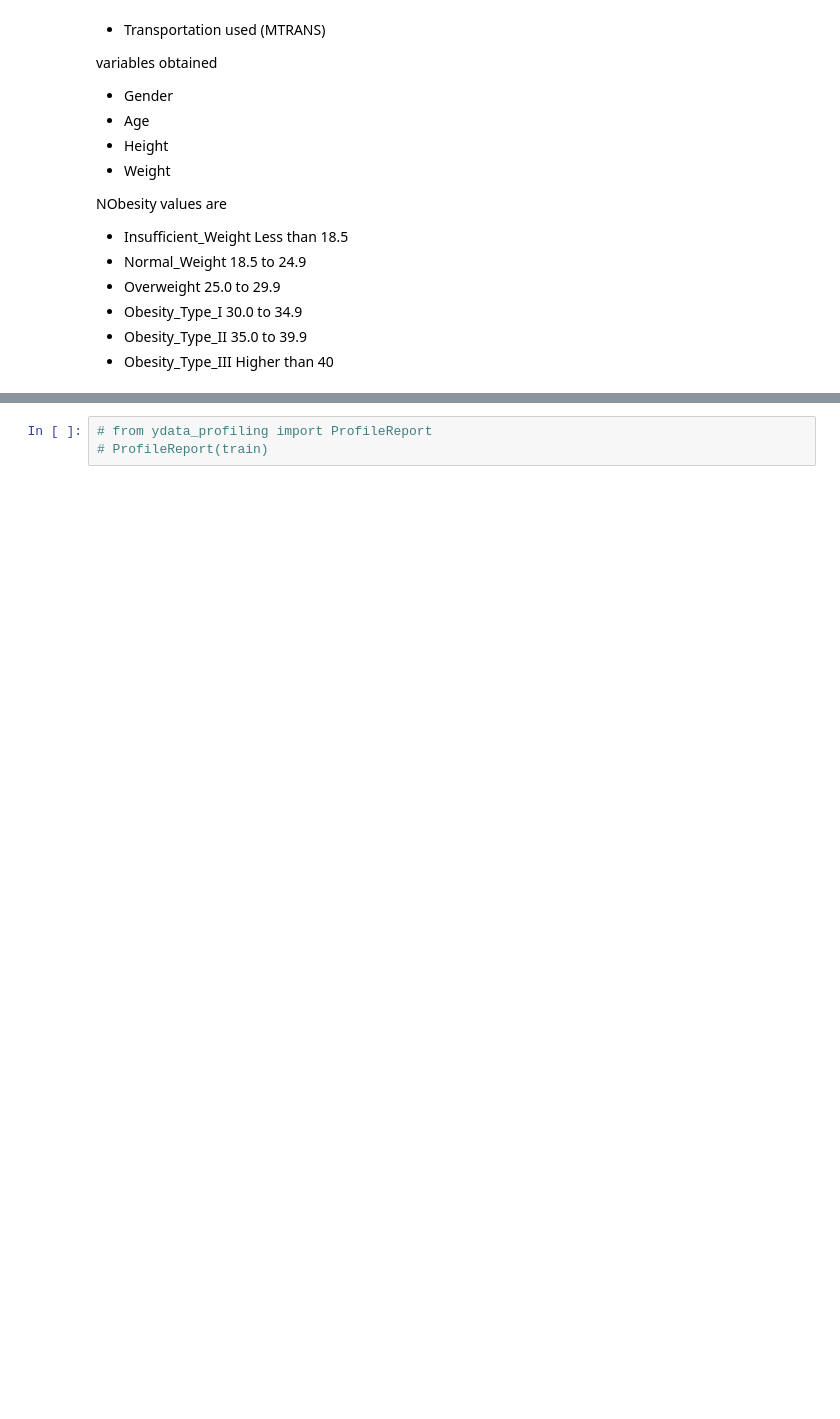
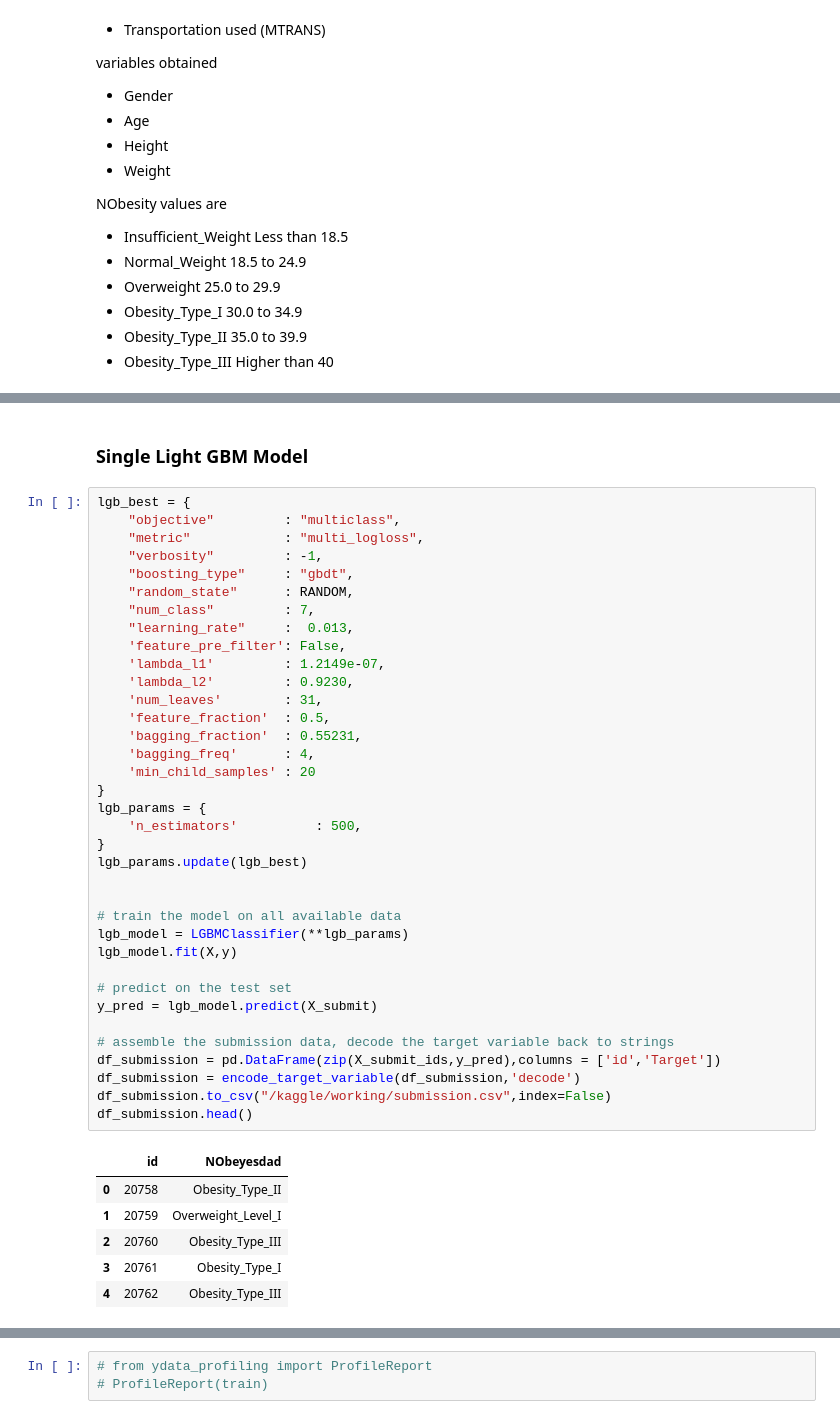
Before and after one commit to kconstable/kaggle-obesity-classification, a Jupyter notebook: multiclass-prediction-obesity-risk.ipynb, the cells around one changed output, grey strips where cells are left out. Cells and saved outputs as stored; diff of their text form; blank space fills up the shorter version.

```diff
--- a/multiclass-prediction-obesity-risk.ipynb
+++ b/multiclass-prediction-obesity-risk.ipynb
@@ -211,0 +728,45 @@ test.head()
+# %% [markdown]
+### Single Light GBM Model
+# %%
+lgb_best = {
+    "objective"         : "multiclass",
+    "metric"            : "multi_logloss",
+    "verbosity"         : -1,
+    "boosting_type"     : "gbdt",
+    "random_state"      : RANDOM,
+    "num_class"         : 7,
+    "learning_rate"     :  0.013,
+    'feature_pre_filter': False,
+    'lambda_l1'         : 1.2149e-07,
+    'lambda_l2'         : 0.9230,
+    'num_leaves'        : 31,
+    'feature_fraction'  : 0.5,
+    'bagging_fraction'  : 0.55231,
+    'bagging_freq'      : 4,
+    'min_child_samples' : 20
+}
+lgb_params = {
+    'n_estimators'          : 500,
+}
+lgb_params.update(lgb_best)
+
+
+# train the model on all available data
+lgb_model = LGBMClassifier(**lgb_params)
+lgb_model.fit(X,y)
+
+# predict on the test set
+y_pred = lgb_model.predict(X_submit)
+
+# assemble the submission data, decode the target variable back to strings
+df_submission = pd.DataFrame(zip(X_submit_ids,y_pred),columns = ['id','Target'])
+df_submission = encode_target_variable(df_submission,'decode')
+df_submission.to_csv("/kaggle/working/submission.csv",index=False)
+df_submission.head()
+# %% [output]
+|  | id | NObeyesdad |
+| 0 | 20758 | Obesity_Type_II |
+| 1 | 20759 | Overweight_Level_I |
+| 2 | 20760 | Obesity_Type_III |
+| 3 | 20761 | Obesity_Type_I |
+| 4 | 20762 | Obesity_Type_III |
```
Also changed, not shown: parts of 33 cells of this notebook.
